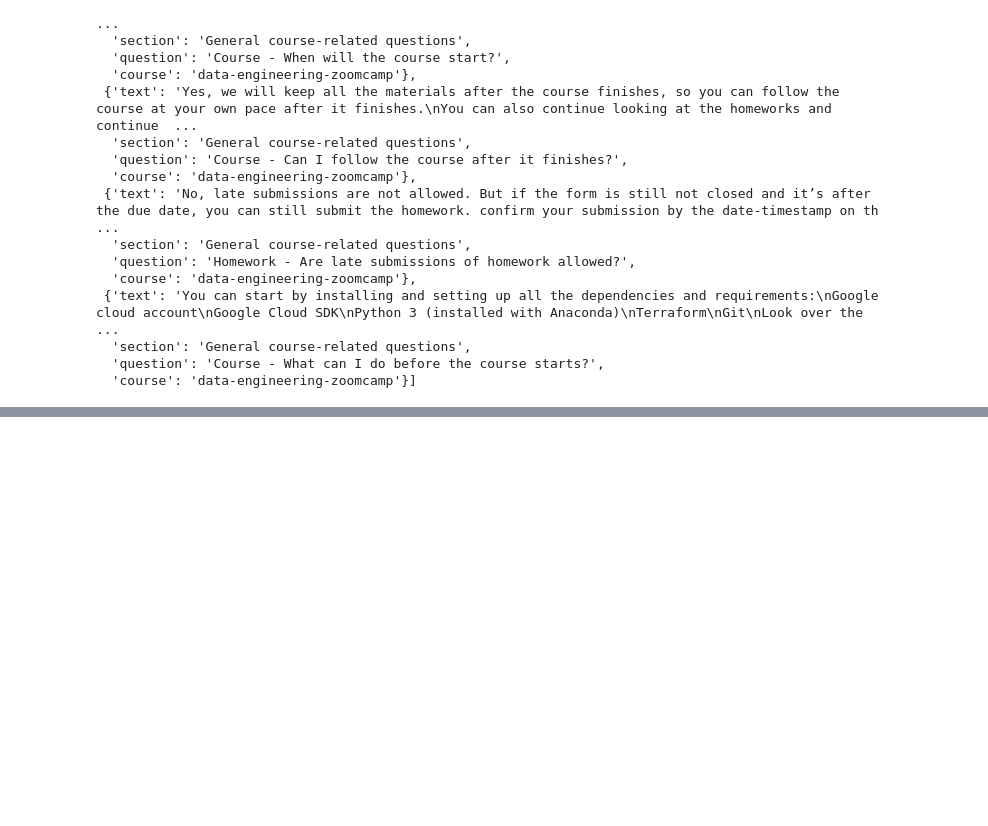
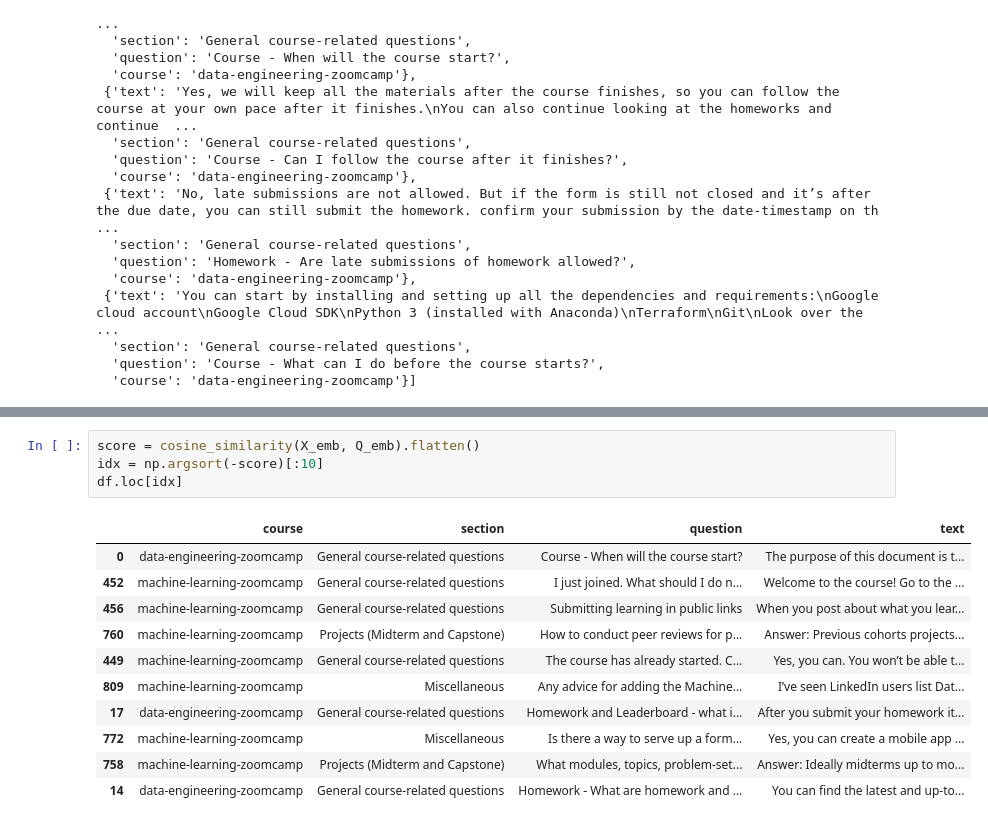
Before and after one commit to zstankow/FAQ_search_engine, a Jupyter notebook: Untitled.ipynb, the cells around one changed output, grey strips where cells are left out. Saved outputs shown, nothing was run; the diff lists cells and outputs as text; blank space fills up the shorter version.

```diff
--- a/Untitled.ipynb
+++ b/Untitled.ipynb
@@ -421,0 +511,16 @@ index.search(
+# %%
+score = cosine_similarity(X_emb, Q_emb).flatten()
+idx = np.argsort(-score)[:10]
+df.loc[idx]
+# %% [output]
+|  | course | section | question | text |
+| 0 | data-engineering-zoomcamp | General course-related questions | Course - When will the course start? | The purpose of this document is t... |
+| 452 | machine-learning-zoomcamp | General course-related questions | I just joined. What should I do n... | Welcome to the course! Go to the ... |
+| 456 | machine-learning-zoomcamp | General course-related questions | Submitting learning in public links | When you post about what you lear... |
+| 760 | machine-learning-zoomcamp | Projects (Midterm and Capstone) | How to conduct peer reviews for p... | Answer: Previous cohorts projects... |
+| 449 | machine-learning-zoomcamp | General course-related questions | The course has already started. C... | Yes, you can. You won’t be able t... |
+| 809 | machine-learning-zoomcamp | Miscellaneous | Any advice for adding the Machine... | I’ve seen LinkedIn users list Dat... |
+| 17 | data-engineering-zoomcamp | General course-related questions | Homework and Leaderboard - what i... | After you submit your homework it... |
+| 772 | machine-learning-zoomcamp | Miscellaneous | Is there a way to serve up a form... | Yes, you can create a mobile app ... |
+| 758 | machine-learning-zoomcamp | Projects (Midterm and Capstone) | What modules, topics, problem-set... | Answer: Ideally midterms up to mo... |
+| 14 | data-engineering-zoomcamp | General course-related questions | Homework - What are homework and ... | You can find the latest and up-to... |
```
Also changed, not shown: parts of 23 cells of this notebook.
